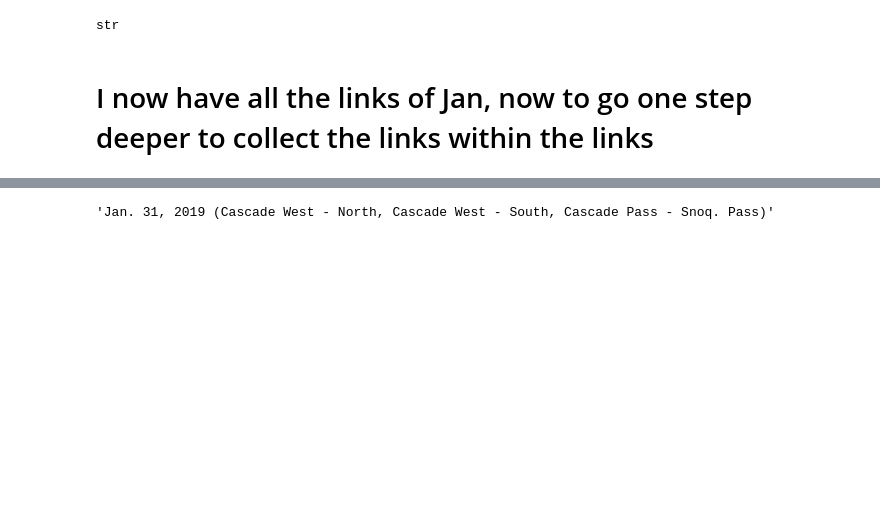
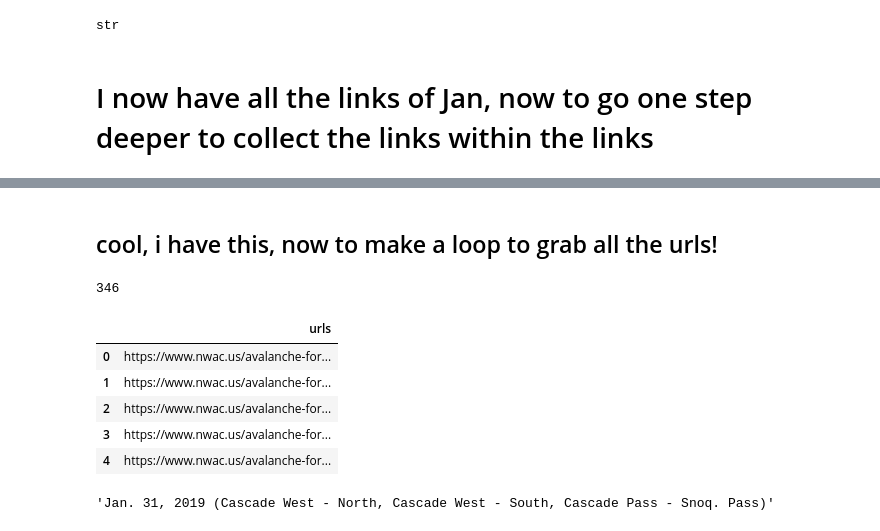
Before and after one commit to kevintheduu/avalanche-predictor, a Jupyter notebook: scrape_url_test.ipynb, the cells around one changed output, grey strips where cells are left out. Saved outputs shown, nothing was run; the diff lists cells and outputs as text; code cells hidden in the pictures; blank space fills up the shorter version.

```diff
--- a/scrape_url_test.ipynb
+++ b/scrape_url_test.ipynb
@@ -50,0 +51,2 @@ test_forecast_urls
+# %% [markdown]
+## cool, i have this, now to make a loop to grab all the urls!
@@ -51,9 +55,26 @@ test_forecast_urls
 # %%
-browser = Chrome()
 forecast_urls = []
 for url in link_urls:
     browser.get(url)
     links = browser.find_elements_by_class_name('forecast')
+    urls = [link.get_attribute('href') for link in links]
+    forecast_urls.extend(urls)
+    time.sleep(5)
+# %%
+len(forecast_urls)
+# %% [output]
+346
+# %%
+df = pd.DataFrame({'urls':forecast_urls})
+# %%
+df.head()
+# %% [output]
+|  | urls |
+| 0 | https://www.nwac.us/avalanche-for... |
+| 1 | https://www.nwac.us/avalanche-for... |
+| 2 | https://www.nwac.us/avalanche-for... |
+| 3 | https://www.nwac.us/avalanche-for... |
+| 4 | https://www.nwac.us/avalanche-for... |
 # %%
 parents = browser.find_elements_by_css_selector('#main-content > div')
 # %%
```
Also changed, not shown: parts of 4 cells of this notebook, 1 other file.
